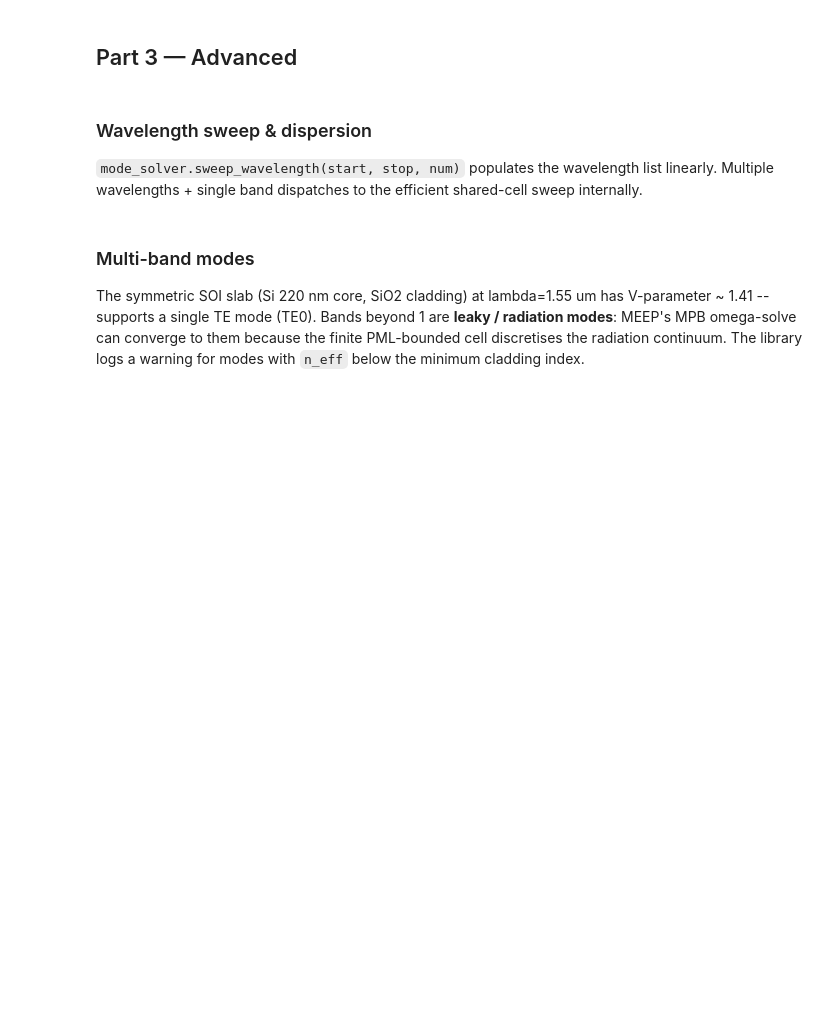
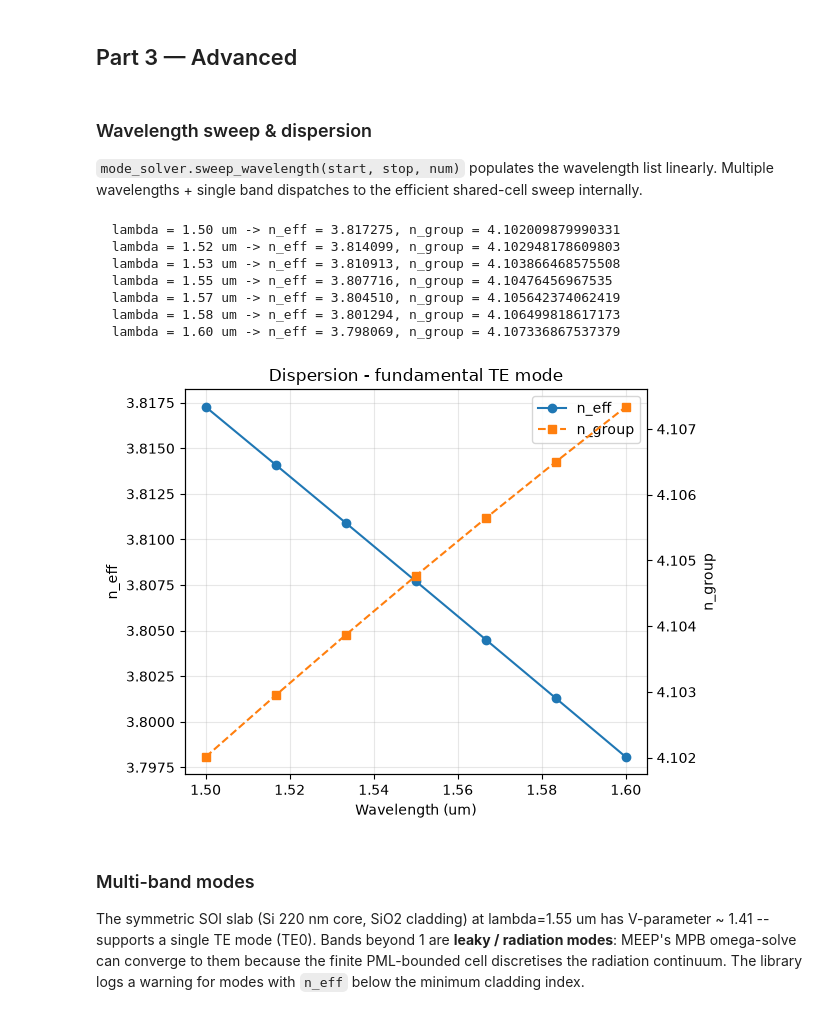
Before and after one commit to gdsfactory/gsim, a Jupyter notebook: nbs/_meep_mode_solver_soi.ipynb, the cells around one changed output. Cells and saved outputs as stored; diff of their text form; code cells hidden in the pictures; blank space fills up the shorter version.

```diff
--- a/nbs/_meep_mode_solver_soi.ipynb
+++ b/nbs/_meep_mode_solver_soi.ipynb
@@ -174,36 +242,26 @@ efficient shared-cell sweep internally.
 # %%
 sim.mode_solver.sweep_wavelength(1.50, 1.60, 7)
 sweep = sim.solve_modes()
 
 # sweep.results are ordered by wavelength ascending
 wl_results = {r.wavelength: r for r in sweep.results}
 wavelengths = sorted(wl_results)
 n_effs = [wl_results[wl].n_eff for wl in wavelengths]
 n_groups = [wl_results[wl].n_group for wl in wavelengths]
 
 for wl in wavelengths:
     print(
         f"  lambda = {wl:.2f} um -> n_eff = {wl_results[wl].n_eff:.6f}, n_group = {wl_results[wl].n_group}"
     )
-
-fig, ax1 = plt.subplots()
-(line1,) = ax1.plot(wavelengths, n_effs, "o-", label="n_eff")
-ax1.set_xlabel("Wavelength (um)")
-ax1.set_ylabel("n_eff")
-ax1.grid(True, alpha=0.3)
-
-ax2 = ax1.twinx()
-group_vals = [g for g in n_groups if g is not None]
-if group_vals:
-    (line2,) = ax2.plot(wavelengths, n_groups, "s--", color="C1", label="n_group")
-    ax2.set_ylabel("n_group")
-    lines = [line1, line2]
-    ax1.legend(lines, [l.get_label() for l in lines], loc="upper right")
-else:
-    ax1.legend(loc="upper right")
-
-ax1.set_title("Dispersion - fundamental TE mode")
-fig.tight_layout()
+# %% [output]
+  lambda = 1.50 um -> n_eff = 3.817275, n_group = 4.102009879990331
+  lambda = 1.52 um -> n_eff = 3.814099, n_group = 4.102948178609803
+  lambda = 1.53 um -> n_eff = 3.810913, n_group = 4.103866468575508
+  lambda = 1.55 um -> n_eff = 3.807716, n_group = 4.10476456967535
+  lambda = 1.57 um -> n_eff = 3.804510, n_group = 4.105642374062419
+  lambda = 1.58 um -> n_eff = 3.801294, n_group = 4.106499818617173
+  lambda = 1.60 um -> n_eff = 3.798069, n_group = 4.107336867537379
+[figure, added]
 # %% [markdown]
 ### Multi-band modes
 
```
Also changed, not shown: parts of 19 cells of this notebook, 2 other files.
